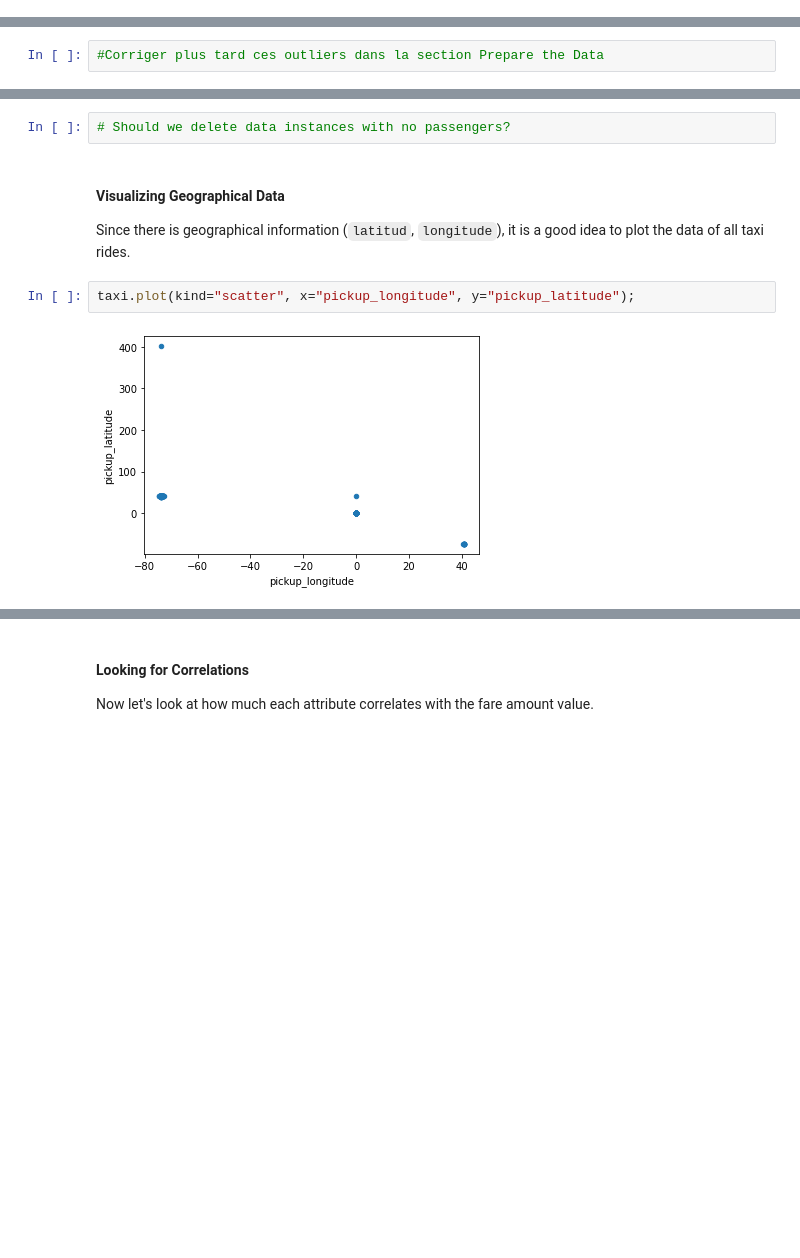
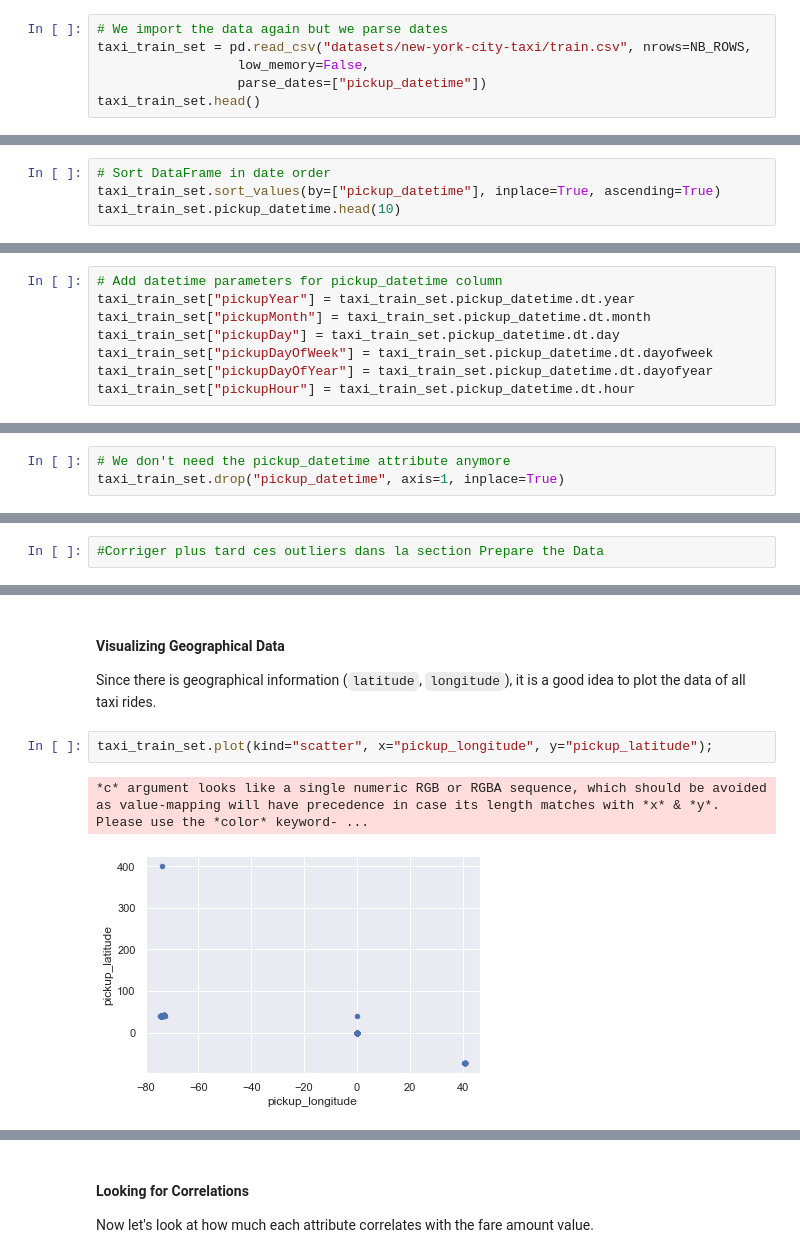
Before and after one commit to orlanehz/data-science-projects, a Jupyter notebook: 01-first-kaggle-project.ipynb, the cells around one changed output, grey strips where cells are left out. Cells and saved outputs as stored; diff of their text form; blank space fills up the shorter version.

```diff
--- a/01-first-kaggle-project.ipynb
+++ b/01-first-kaggle-project.ipynb
@@ -183,0 +213,6 @@ We notice that some attributes have a tail-heavy distribution. It seems maybe th
+# %%
+# We import the data again but we parse dates
+taxi_train_set = pd.read_csv("datasets/new-york-city-taxi/train.csv", nrows=NB_ROWS,
+                  low_memory=False,
+                  parse_dates=["pickup_datetime"])
+taxi_train_set.head()
@@ -183,0 +249,4 @@ We notice that some attributes have a tail-heavy distribution. It seems maybe th
+# %%
+# Sort DataFrame in date order
+taxi_train_set.sort_values(by=["pickup_datetime"], inplace=True, ascending=True)
+taxi_train_set.pickup_datetime.head(10)
@@ -183,0 +265,8 @@ We notice that some attributes have a tail-heavy distribution. It seems maybe th
+# %%
+# Add datetime parameters for pickup_datetime column
+taxi_train_set["pickupYear"] = taxi_train_set.pickup_datetime.dt.year
+taxi_train_set["pickupMonth"] = taxi_train_set.pickup_datetime.dt.month
+taxi_train_set["pickupDay"] = taxi_train_set.pickup_datetime.dt.day
+taxi_train_set["pickupDayOfWeek"] = taxi_train_set.pickup_datetime.dt.dayofweek
+taxi_train_set["pickupDayOfYear"] = taxi_train_set.pickup_datetime.dt.dayofyear
+taxi_train_set["pickupHour"] = taxi_train_set.pickup_datetime.dt.hour
@@ -183,0 +291,3 @@ We notice that some attributes have a tail-heavy distribution. It seems maybe th
+# %%
+# We don't need the pickup_datetime attribute anymore
+taxi_train_set.drop("pickup_datetime", axis=1, inplace=True)
@@ -214,14 +345,13 @@ taxi.passenger_count.value_counts()
 6      407
 0       75
 Name: passenger_count, dtype: int64
-# %%
-# Should we delete data instances with no passengers?
 # %% [markdown]
 #### Visualizing Geographical Data
 
-Since there is geographical information (`latitud`, `longitude`), it is a good idea to plot the data of all taxi rides.
+Since there is geographical information (`latitude`, `longitude`), it is a good idea to plot the data of all taxi rides.
 # %%
-taxi.plot(kind="scatter", x="pickup_longitude", y="pickup_latitude");
+taxi_train_set.plot(kind="scatter", x="pickup_longitude", y="pickup_latitude");
 # %% [output]
+*c* argument looks like a single numeric RGB or RGBA sequence, which should be avoided as value-mapping will have precedence in case its length matches with *x* & *y*.  Please use the *color* keyword- ...
-[figure, old version]
+[figure, new version]
 # %%
```
Also changed, not shown: parts of 128 cells of this notebook.
